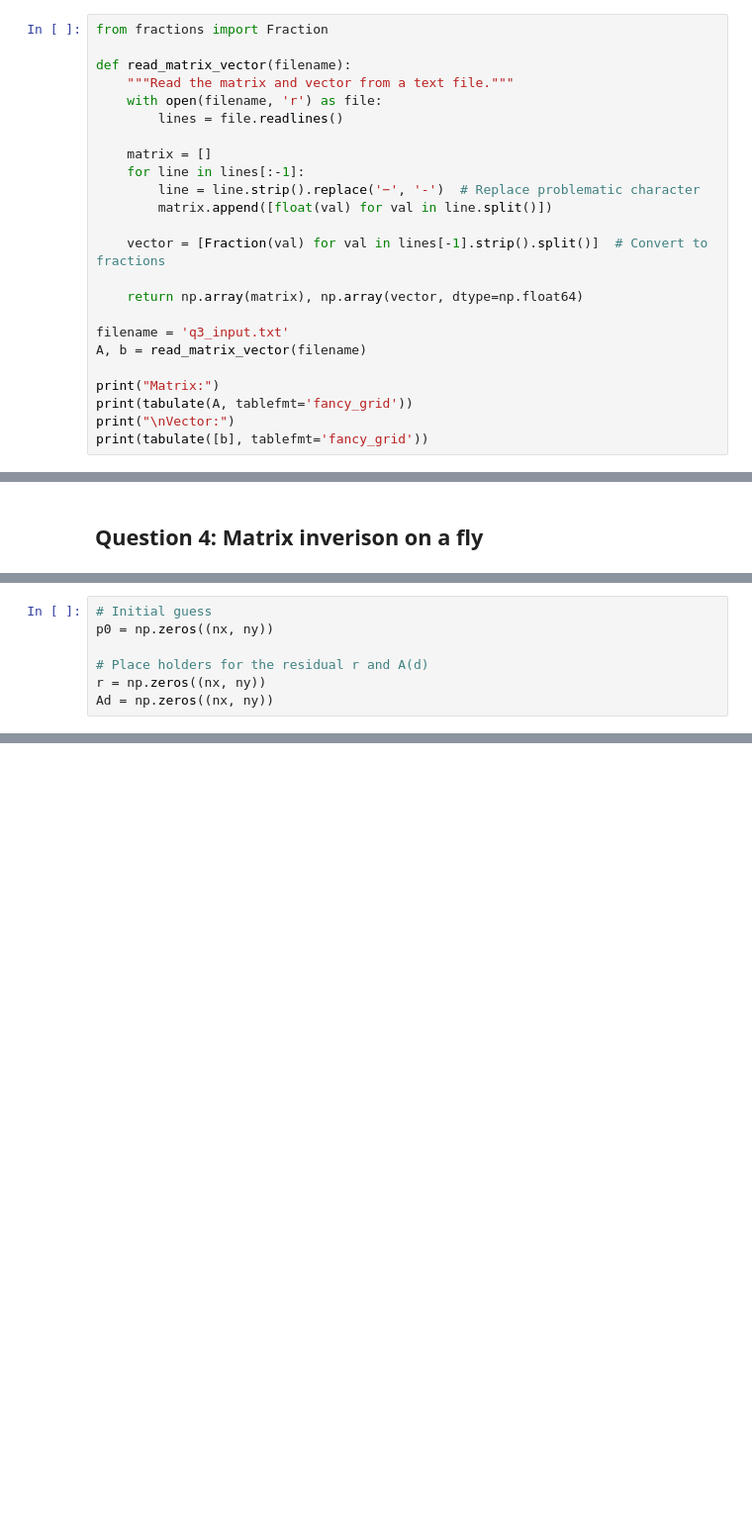
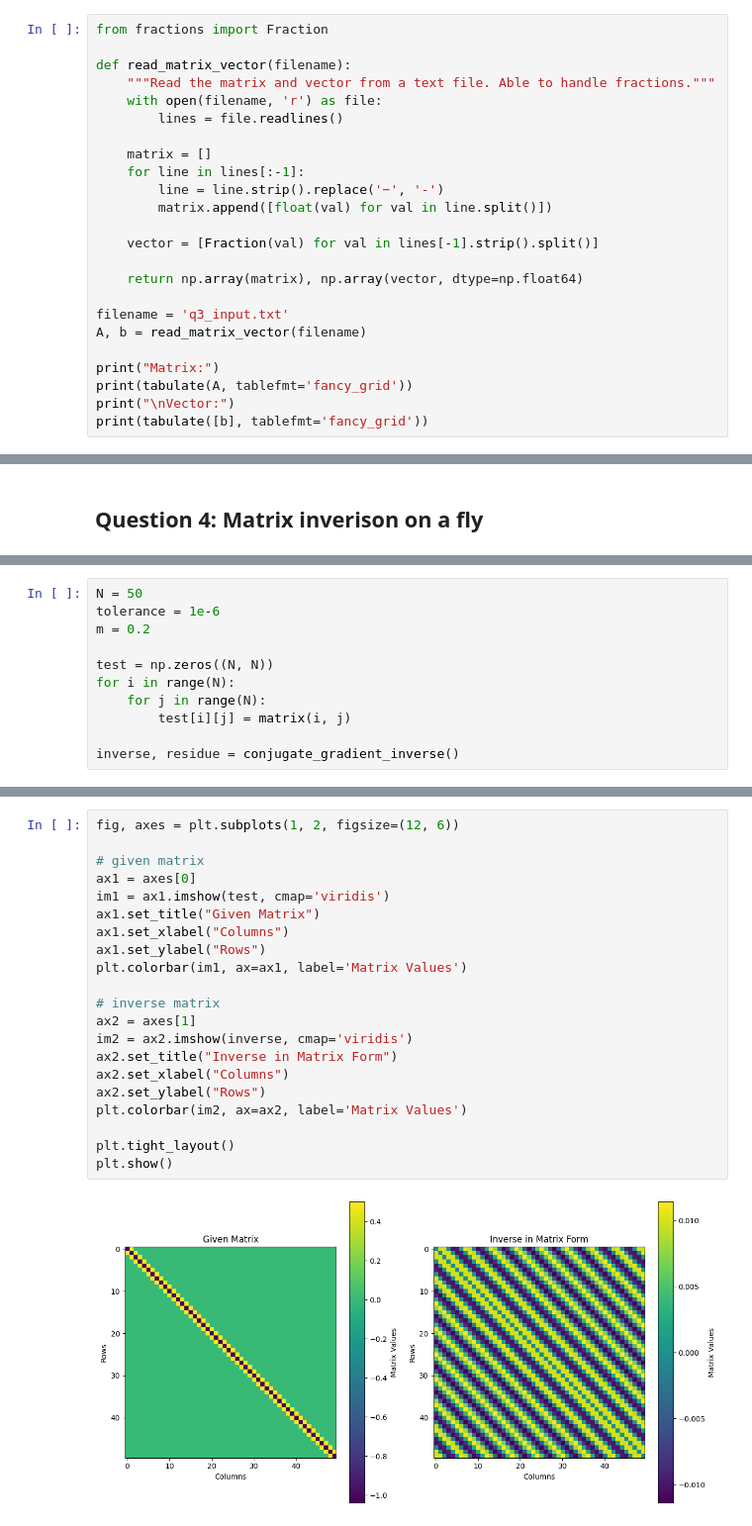
Before and after one commit to SagarPrakashBarad/P346CompuationalLab, a Jupyter notebook: CompPhy/assignment_2/assign_2.ipynb, the cells around one changed output, grey strips where cells are left out. Shown at 99% size. Drawn from its saved outputs; the diff is of its cells as text; blank space fills up the shorter version.

```diff
--- a/CompPhy/assignment_2/assign_2.ipynb
+++ b/CompPhy/assignment_2/assign_2.ipynb
@@ -281,16 +277,16 @@ Solutions:
 from fractions import Fraction
 
 def read_matrix_vector(filename):
-    """Read the matrix and vector from a text file."""
+    """Read the matrix and vector from a text file. Able to handle fractions."""
     with open(filename, 'r') as file:
         lines = file.readlines()
 
     matrix = []
     for line in lines[:-1]:
-        line = line.strip().replace('−', '-')  # Replace problematic character
+        line = line.strip().replace('−', '-')
         matrix.append([float(val) for val in line.split()])
 
-    vector = [Fraction(val) for val in lines[-1].strip().split()]  # Convert to fractions
+    vector = [Fraction(val) for val in lines[-1].strip().split()]
 
     return np.array(matrix), np.array(vector, dtype=np.float64)
 
@@ -468,7 +358,0 @@ def A(v, dx, dy, m =0.2):
-# %%
-# Initial guess
-p0 = np.zeros((nx, ny))
-
-# Place holders for the residual r and A(d)
-r = np.zeros((nx, ny))
-Ad = np.zeros((nx, ny))
@@ -556,0 +400,11 @@ plt.show()
+# %%
+N = 50
+tolerance = 1e-6
+m = 0.2
+
+test = np.zeros((N, N))
+for i in range(N):
+    for j in range(N):
+        test[i][j] = matrix(i, j)
+
+inverse, residue = conjugate_gradient_inverse()
@@ -556,0 +429,23 @@ plt.show()
+# %%
+fig, axes = plt.subplots(1, 2, figsize=(12, 6))
+
+# given matrix
+ax1 = axes[0]
+im1 = ax1.imshow(test, cmap='viridis')
+ax1.set_title("Given Matrix")
+ax1.set_xlabel("Columns")
+ax1.set_ylabel("Rows")
+plt.colorbar(im1, ax=ax1, label='Matrix Values')
+
+# inverse matrix
+ax2 = axes[1]
+im2 = ax2.imshow(inverse, cmap='viridis')
+ax2.set_title("Inverse in Matrix Form")
+ax2.set_xlabel("Columns")
+ax2.set_ylabel("Rows")
+plt.colorbar(im2, ax=ax2, label='Matrix Values')
+
+plt.tight_layout()
+plt.show()
+# %% [output]
+[figure, added]
```
Also changed, not shown: parts of 15 cells of this notebook, 1 other file.
